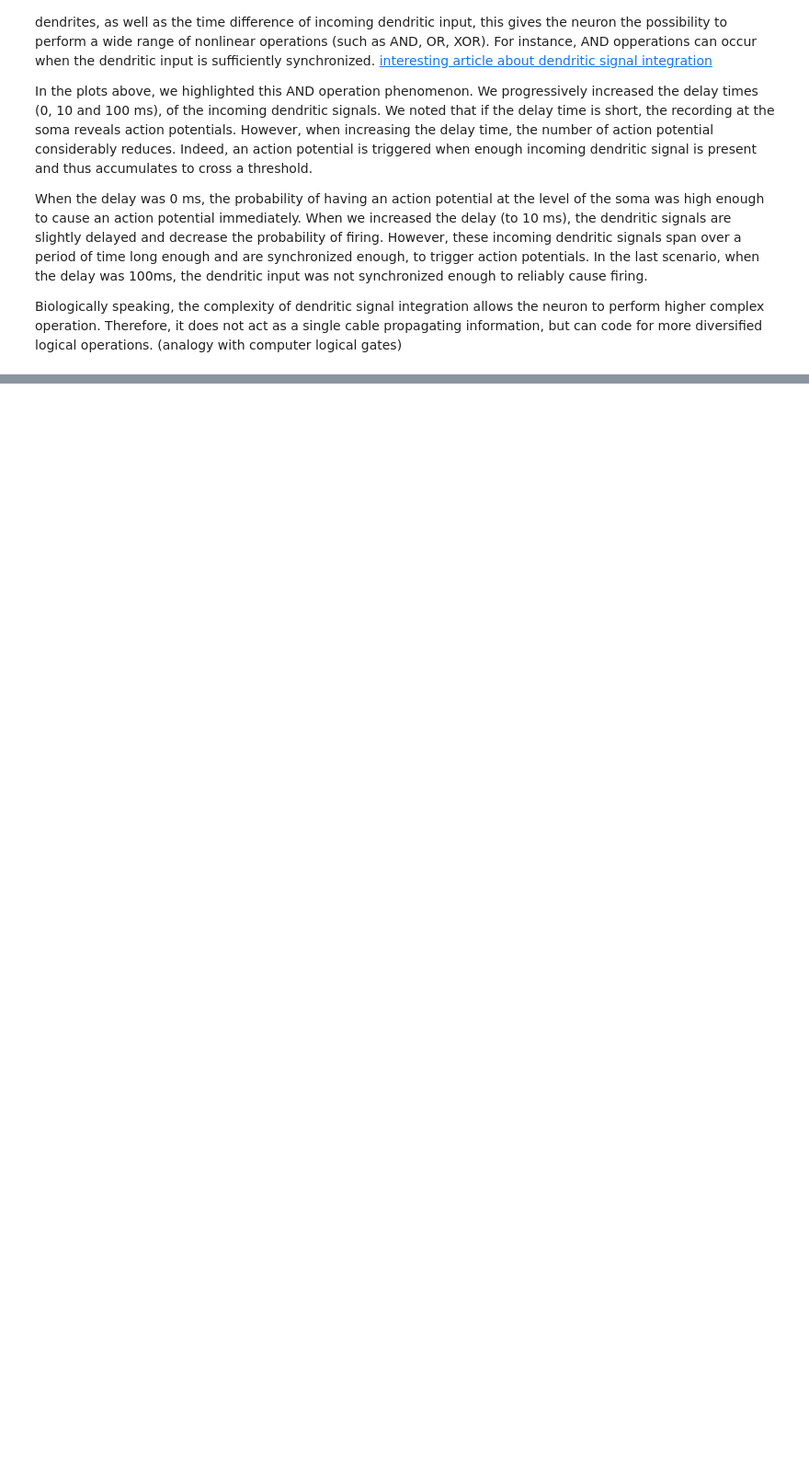
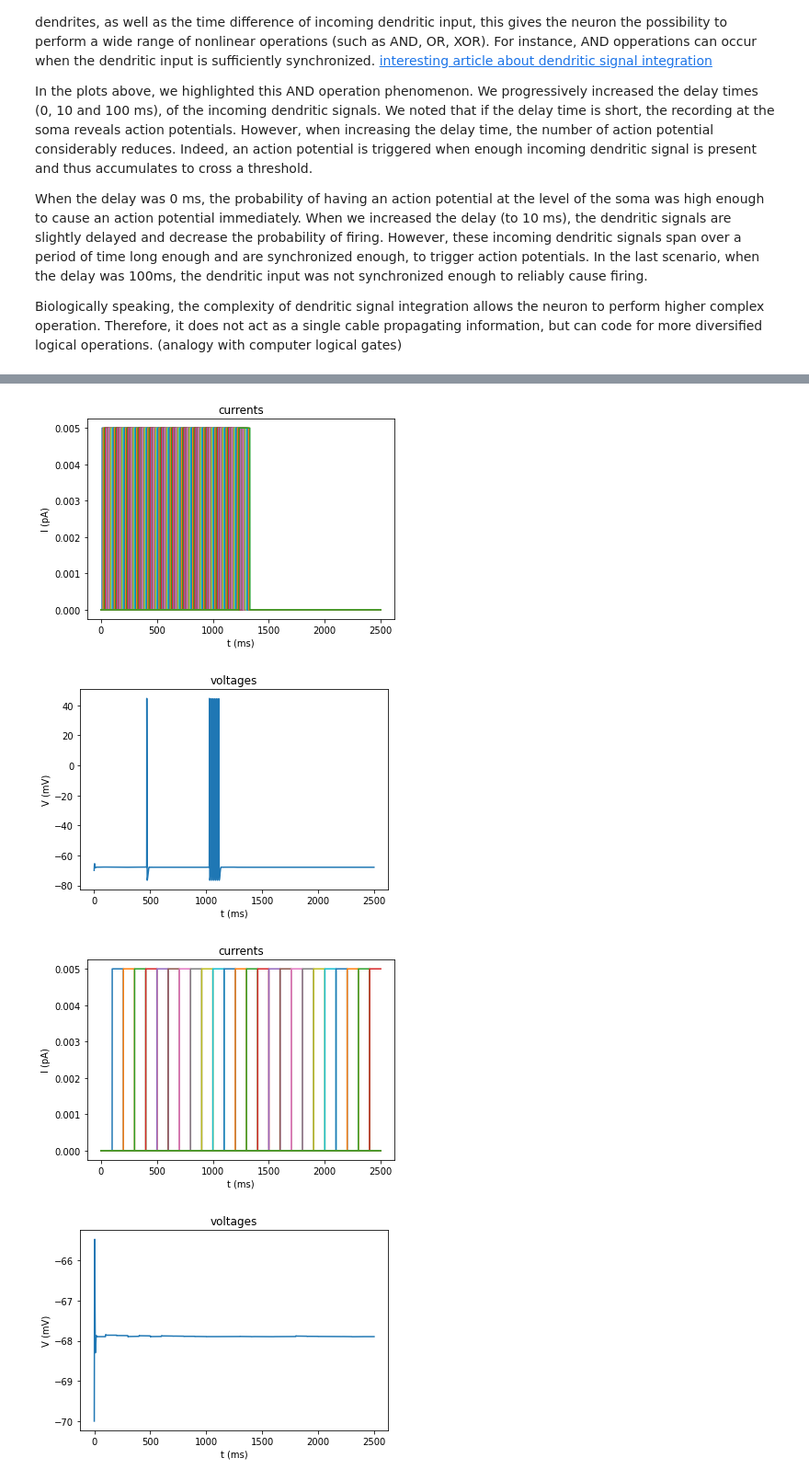
Before and after one commit to GasserElbanna/In-Silico-Neuroscience-Projects, a Jupyter notebook: Week 4/Week4_HomeWork.ipynb, the cells around one changed output, grey strips where cells are left out. Shown at 92% size. Cells and saved outputs as stored; diff of their text form; code cells hidden in the pictures; blank space fills up the shorter version.

```diff
--- a/Week 4/Week4_HomeWork.ipynb
+++ b/Week 4/Week4_HomeWork.ipynb
@@ -1430,0 +1467,24 @@ for delay_time in delay_time_values:
+# %%
+# Stimulating only the basal dendrites
+delay_time_values = [10, 100]
+amp = 0.005
+dur = 100
+v_init = -70
+t_stop = 2500
+
+for delay_time in delay_time_values:
+    reset()
+    dendrite_list = Cell.apical
+
+    # Setup stimulations and recordings
+    for idx,dendrites in enumerate(dendrite_list):
+        iclamp(dendrites(0.5), amplitude = amp, delay = delay_time +idx*delay_time , duration = dur)
+    vrecord(Cell.somatic[0](0.5))
+
+    # Simulate and plot
+    tvi_plots_no_legend(initrun(v_init,t_stop),vdictlst,idictlst,vmax = -65)
+# %% [output]
+[figure, added]
+[figure, added]
+[figure, added]
+[figure, added]
```
Also changed, not shown: parts of 15 cells of this notebook, 2 other files.
